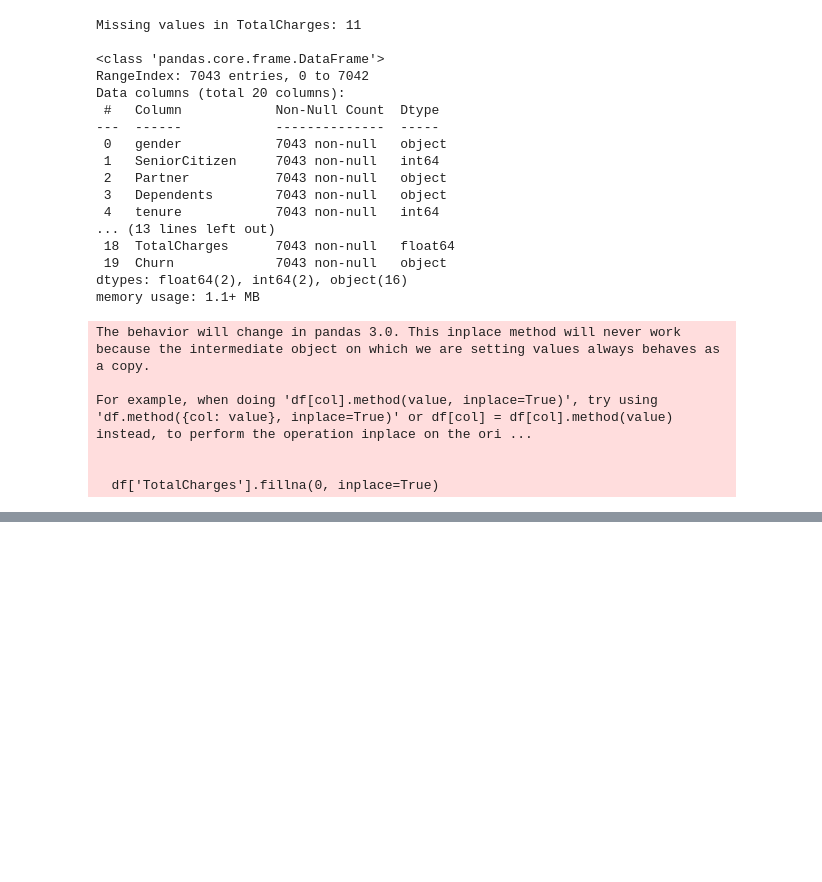
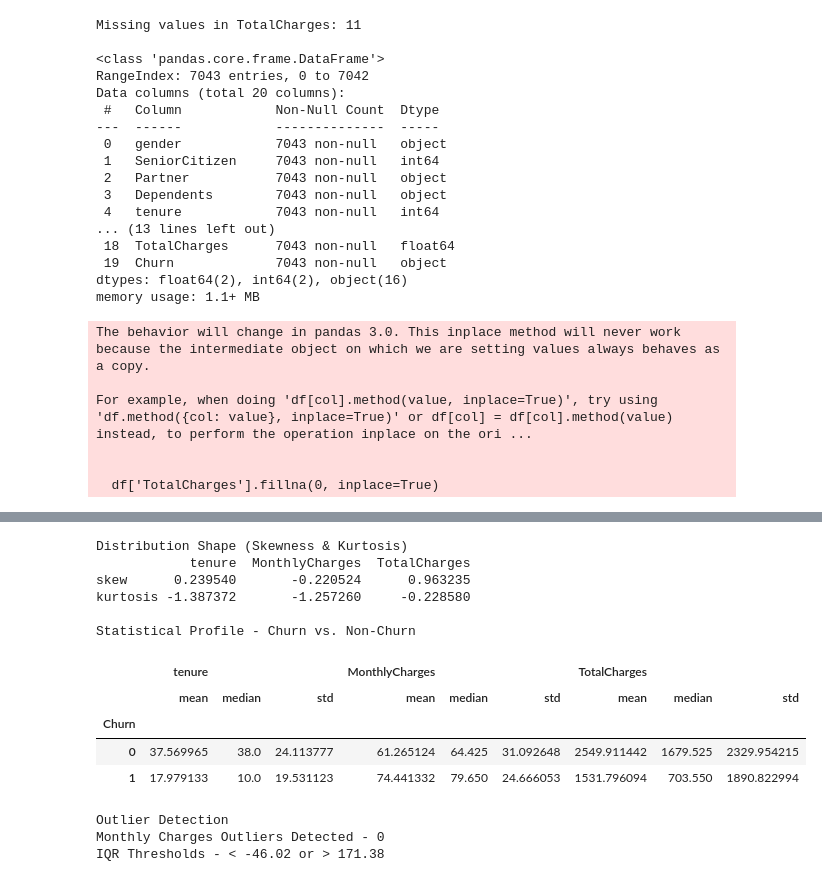
Before and after one commit to VIHANGAGIT/Telco-Customer-Churn-Analysis, a Jupyter notebook: telco_customer_churn_21021007.ipynb, the cells around one changed output, grey strips where cells are left out. Cells and saved outputs as stored; diff of their text form; code cells hidden in the pictures; blank space fills up the shorter version.

```diff
--- a/telco_customer_churn_21021007.ipynb
+++ b/telco_customer_churn_21021007.ipynb
@@ -96,0 +162,38 @@ df = pd.get_dummies(df)
+# %%
+# 1. Shape of the Data (Skewness & Kurtosis)
+numerical_cols = ['tenure', 'MonthlyCharges', 'TotalCharges']
+print("Distribution Shape (Skewness & Kurtosis)")
+print(df[numerical_cols].agg(['skew', 'kurtosis']))
+
+# 2. The Churner Profile vs. Retained Profile
+print("\nStatistical Profile - Churn vs. Non-Churn")
+churn_summary = df.groupby('Churn')[numerical_cols].agg(['mean', 'median', 'std'])
+display(churn_summary)
+
+# 3. Outlier Detection (using IQR Method)
+# Identifying extreme values in Monthly Charges
+Q1 = df['MonthlyCharges'].quantile(0.25)
+Q3 = df['MonthlyCharges'].quantile(0.75)
+IQR = Q3 - Q1
+lower_bound = Q1 - 1.5 * IQR
+upper_bound = Q3 + 1.5 * IQR
+
+outliers = df[(df['MonthlyCharges'] < lower_bound) | (df['MonthlyCharges'] > upper_bound)]
+print(f"\nOutlier Detection")
+print(f"Monthly Charges Outliers Detected - {len(outliers)}")
+print(f"IQR Thresholds - < {lower_bound:.2f} or > {upper_bound:.2f}")
+# %% [output]
+Distribution Shape (Skewness & Kurtosis)
+            tenure  MonthlyCharges  TotalCharges
+skew      0.239540       -0.220524      0.963235
+kurtosis -1.387372       -1.257260     -0.228580
+
+Statistical Profile - Churn vs. Non-Churn
+|  | tenure |  |  | MonthlyCharges |  |  | TotalCharges |  |  |
+|  | mean | median | std | mean | median | std | mean | median | std |
+| Churn |  |  |  |  |  |  |  |  |  |
+| 0 | 37.569965 | 38.0 | 24.113777 | 61.265124 | 64.425 | 31.092648 | 2549.911442 | 1679.525 | 2329.954215 |
+| 1 | 17.979133 | 10.0 | 19.531123 | 74.441332 | 79.650 | 24.666053 | 1531.796094 | 703.550 | 1890.822994 |
+Outlier Detection
+Monthly Charges Outliers Detected - 0
+IQR Thresholds - < -46.02 or > 171.38
```
Also changed, not shown: parts of 2 cells of this notebook.
